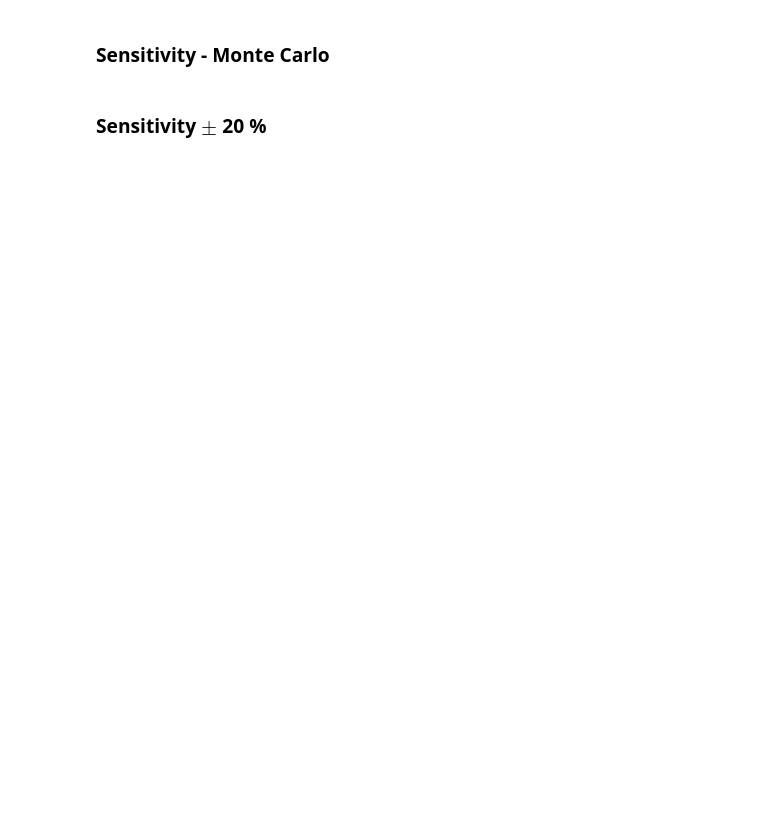
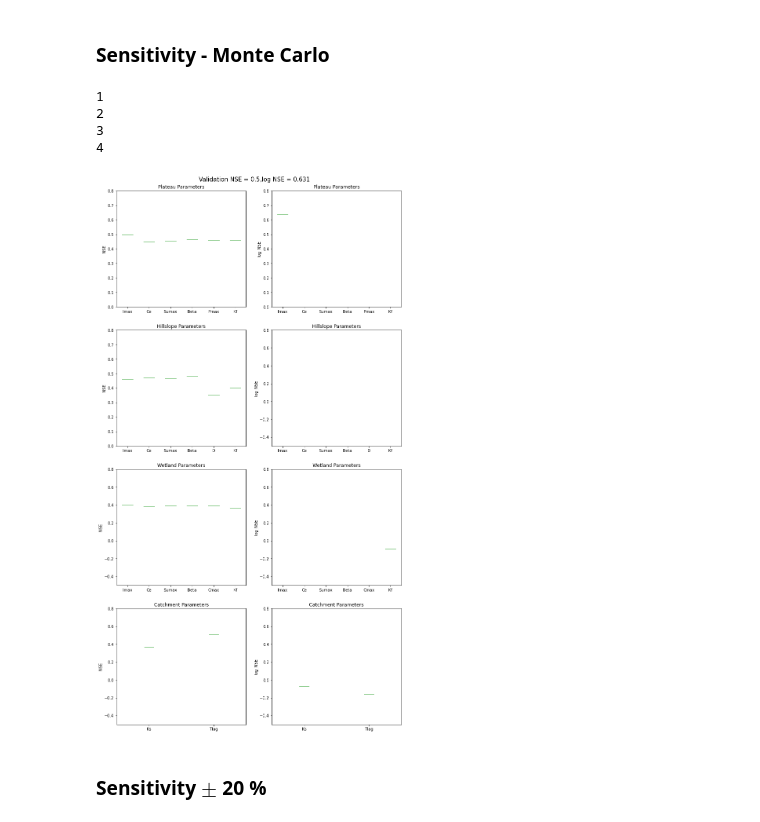
Before and after one commit to touldimos/HydrModelling, a Jupyter notebook: Conceptual - Semi Distributed (2).ipynb, the cells around one changed output. Saved outputs shown, nothing was run; the diff lists cells and outputs as text; code cells hidden in the pictures; blank space fills up the shorter version.

```diff
--- a/Conceptual - Semi Distributed (2).ipynb
+++ b/Conceptual - Semi Distributed (2).ipynb
@@ -747,7 +761,6 @@ tsp=60# Spin up time
 #Plateau                   #  Imax Ce Sumax beta Pmax    Kf
 ParMinn_pl   = np.array([0,  0.01,   20, 0.02, 0.1, 0.05])
 ParMaxn_pl   = np.array([15, 0.95, 450, 0.99, 3.5, 0.95])
-
 
 #Hillslope   #      Imax Ce Sumax beta D  Kf
 ParMinn_hill   = np.array([0,  0.01,   50, 0.02, 0.5, 0.05])
@@ -766,7 +779,7 @@ land_distr=np.array([0.44316-0.00630514346380575, 0.44550-0.006338390188025569,
 in_states=np.zeros((3,3))
 #in_states[:,2]= [40,5,10]
 slow_res=5
-nmax=5000
+nmax=1
 par = np.zeros((nmax, 20))
 NSE = np.zeros((nmax, 20))
 log_NSE = np.zeros((nmax, 20))
@@ -780,7 +793,7 @@ NSE_cal,log_NSE_cal,Qm_cal,S_final_cal,Ss_final,WB_cal=FLEXtopo(ParPlateau,ParHi
 NSE_val,log_NSE_val,Qm,S_final,Ss_final,WB=FLEXtopo(OptPar[0,:],OptPar[1,:],OptPar[2,:],OptPar[3,:2],forcing=forcing_val,landscapes=land_distr,in_states=S_final_cal,slow_res=Ss_final,spin_up_time='FALSE')
 for i in range(4):
     if i==0:
-    for j in range(6):
+        for j in range(6):
             for n in range(nmax):
                 Rnum=np.random.rand(1)
                 ParPlateau[j]= ParMinn_pl[j] + (ParMaxn_pl[j] - ParMinn_pl[j]) * Rnum
@@ -789,6 +802,7 @@ for i in range(4):
                 NSE[n,j]= float(NS)
                 log_NSE[n,j]=float(log_NS)
                 ParPlateau[j]=OptPar[0,j]
+        print('1')
     if i==1:
         for j in range(6,12):
             for n in range(nmax):
@@ -799,6 +813,7 @@ for i in range(4):
                 NSE[n,j]= float(NS)
                 log_NSE[n,j]=float(log_NS)
                 ParHillslope[j-6]=OptPar[1,j-6]
+        print('2')
     if i==2:
         for j in range(12,18):
             for n in range(nmax):
@@ -809,6 +824,7 @@ for i in range(4):
                 NSE[n,j]= float(NS)
                 log_NSE[n,j]=float(log_NS)
                 ParWetland[j-12]=OptPar[2,j-12]
+        print('3')
     if i==3:
         for j in range(18,20):
             for n in range(nmax):
@@ -819,7 +835,7 @@ for i in range(4):
                 NSE[n,j]= float(NS)
                 log_NSE[n,j]=float(log_NS)
                 ParCatchment[j-18]=OptPar[3,j-18]
-
+        print('4')
 Plataeu , log_Plataeu = pd.DataFrame(data=NSE[:,0:6],columns=['Imax', 'Ce', 'Sumax', 'Beta', 'Pmax', 'Kf']) , pd.DataFrame(data=log_NSE[:,0:6],columns=['Imax', 'Ce', 'Sumax', 'Beta', 'Pmax', 'Kf'])
 Hillslpoe , log_Hillslpoe = pd.DataFrame(data=NSE[:,6:12],columns=['Imax', 'Ce', 'Sumax', 'Beta', 'D', 'Kf']) , pd.DataFrame(data=log_NSE[:,6:12],columns=['Imax', 'Ce', 'Sumax', 'Beta', 'D', 'Kf'])
 Wetland , log_Wetland = pd.DataFrame(data=NSE[:,12:18],columns=['Imax', 'Ce', 'Sumax', 'Beta', 'Cmax', 'Kf']) , pd.DataFrame(data=log_NSE[:,12:18],columns=['Imax', 'Ce', 'Sumax', 'Beta', 'Cmax', 'Kf'])
@@ -841,33 +857,39 @@ plt.subplot(423)
 plt.ylabel('NSE')
 plt.ylim(0,0.8)
 plt.title('Hillslope Parameters')
 Hillslpoe.plot.box(ax = plt.gca(), sym = '')
 plt.subplot(424)
 plt.ylabel('log_NSE')
 plt.ylim(-0.5,0.8)
 plt.title('Hillslope Parameters')
 log_Hillslpoe.plot.box(ax = plt.gca(), sym = '')
 plt.subplot(425)
 plt.ylabel('NSE')
 plt.ylim(-0.5,0.8)
 plt.title('Wetland Parameters')
 Wetland.plot.box(ax = plt.gca(), sym = '')
 plt.subplot(426)
 plt.ylabel('log_NSE')
 plt.ylim(-0.5,0.8)
 plt.title('Wetland Parameters')
 log_Wetland.plot.box(ax = plt.gca(), sym = '')
 plt.subplot(427)
 plt.ylabel('NSE')
 plt.ylim(-0.5,0.8)
 plt.title('Catchment Parameters')
 Catchment.plot.box(ax = plt.gca(), sym = '')
 plt.subplot(428)
 plt.ylabel('log_NSE')
 plt.ylim(-0.5,0.8)
 plt.title('Catchment Parameters')
 log_Catchment.plot.box(ax = plt.gca(), sym = '')
 plt.savefig('Sensitivity_figure_NSE_log_NSE.png')
+# %% [output]
+1
+2
+3
+4
+[figure, added]
 # %% [markdown]
 ### Sensitivity $\pm$ 20 %
 # %%
```
Also changed, not shown: parts of 4 cells of this notebook, 2 other files.
